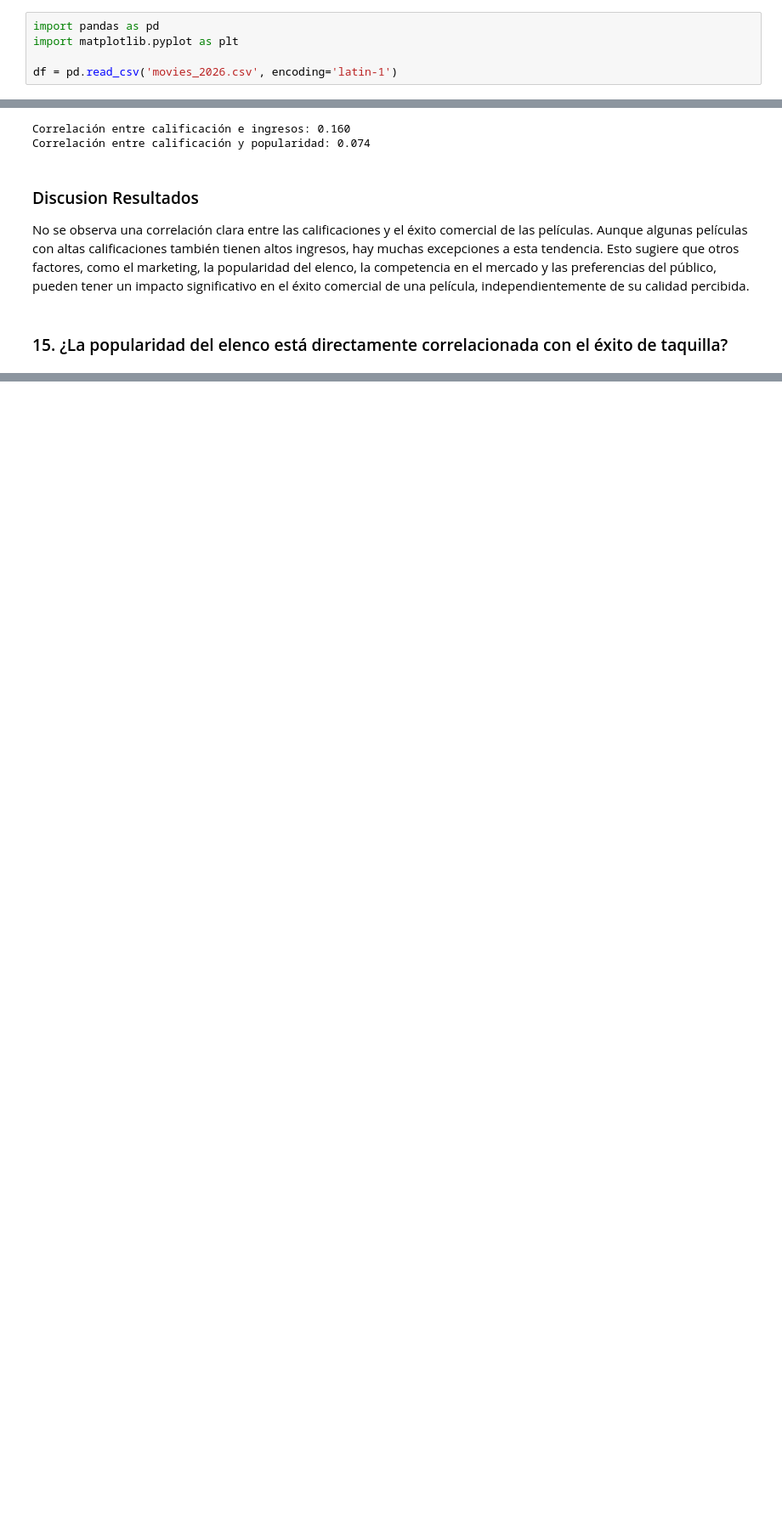
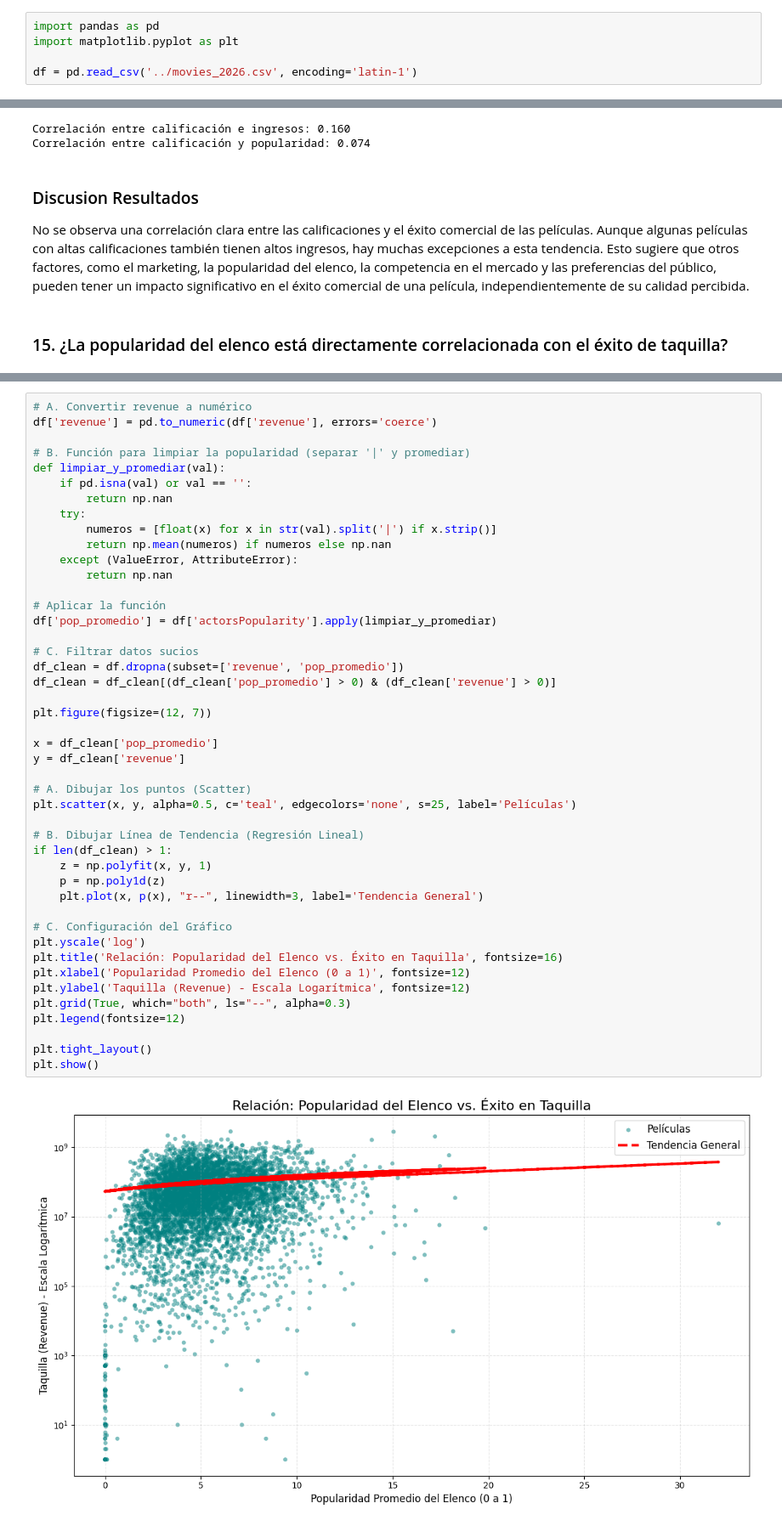
Before and after one commit to Vann06/Mineria_Datos, a Jupyter notebook: Preguntas_Clave/PC_9_16.ipynb, the cells around one changed output, grey strips where cells are left out. Shown at 85% size. Cells and saved outputs as stored; diff of their text form; blank space fills up the shorter version.

```diff
--- a/Preguntas_Clave/PC_9_16.ipynb
+++ b/Preguntas_Clave/PC_9_16.ipynb
@@ -5,7 +5,7 @@
 import pandas as pd
 import matplotlib.pyplot as plt
 
-df = pd.read_csv('movies_2026.csv', encoding='latin-1')
+df = pd.read_csv('../movies_2026.csv', encoding='latin-1')
 # %% [markdown]
 ### 9. ¿Es posible que la cantidad de hombres y mujeres en el reparto influya en la popularidad y los ingresos de las películas?
 # %%
@@ -313,0 +312,47 @@ No se observa una correlación clara entre las calificaciones y el éxito comerc
+# %%
+# A. Convertir revenue a numérico
+df['revenue'] = pd.to_numeric(df['revenue'], errors='coerce')
+
+# B. Función para limpiar la popularidad (separar '|' y promediar)
+def limpiar_y_promediar(val):
+    if pd.isna(val) or val == '':
+        return np.nan
+    try:
+        numeros = [float(x) for x in str(val).split('|') if x.strip()]
+        return np.mean(numeros) if numeros else np.nan
+    except (ValueError, AttributeError):
+        return np.nan
+
+# Aplicar la función
+df['pop_promedio'] = df['actorsPopularity'].apply(limpiar_y_promediar)
+
+# C. Filtrar datos sucios
+df_clean = df.dropna(subset=['revenue', 'pop_promedio'])
+df_clean = df_clean[(df_clean['pop_promedio'] > 0) & (df_clean['revenue'] > 0)]
+
+plt.figure(figsize=(12, 7))
+
+x = df_clean['pop_promedio']
+y = df_clean['revenue']
+
+# A. Dibujar los puntos (Scatter)
+plt.scatter(x, y, alpha=0.5, c='teal', edgecolors='none', s=25, label='Películas')
+
+# B. Dibujar Línea de Tendencia (Regresión Lineal)
+if len(df_clean) > 1:
+    z = np.polyfit(x, y, 1)
+    p = np.poly1d(z)
+    plt.plot(x, p(x), "r--", linewidth=3, label='Tendencia General')
+
+# C. Configuración del Gráfico
+plt.yscale('log')
+plt.title('Relación: Popularidad del Elenco vs. Éxito en Taquilla', fontsize=16)
+plt.xlabel('Popularidad Promedio del Elenco (0 a 1)', fontsize=12)
+plt.ylabel('Taquilla (Revenue) - Escala Logarítmica', fontsize=12)
+plt.grid(True, which="both", ls="--", alpha=0.3)
+plt.legend(fontsize=12)
+
+plt.tight_layout()
+plt.show()
+# %% [output]
+[figure, added]
```
Also changed, not shown: parts of 6 cells of this notebook, 2 other files.
